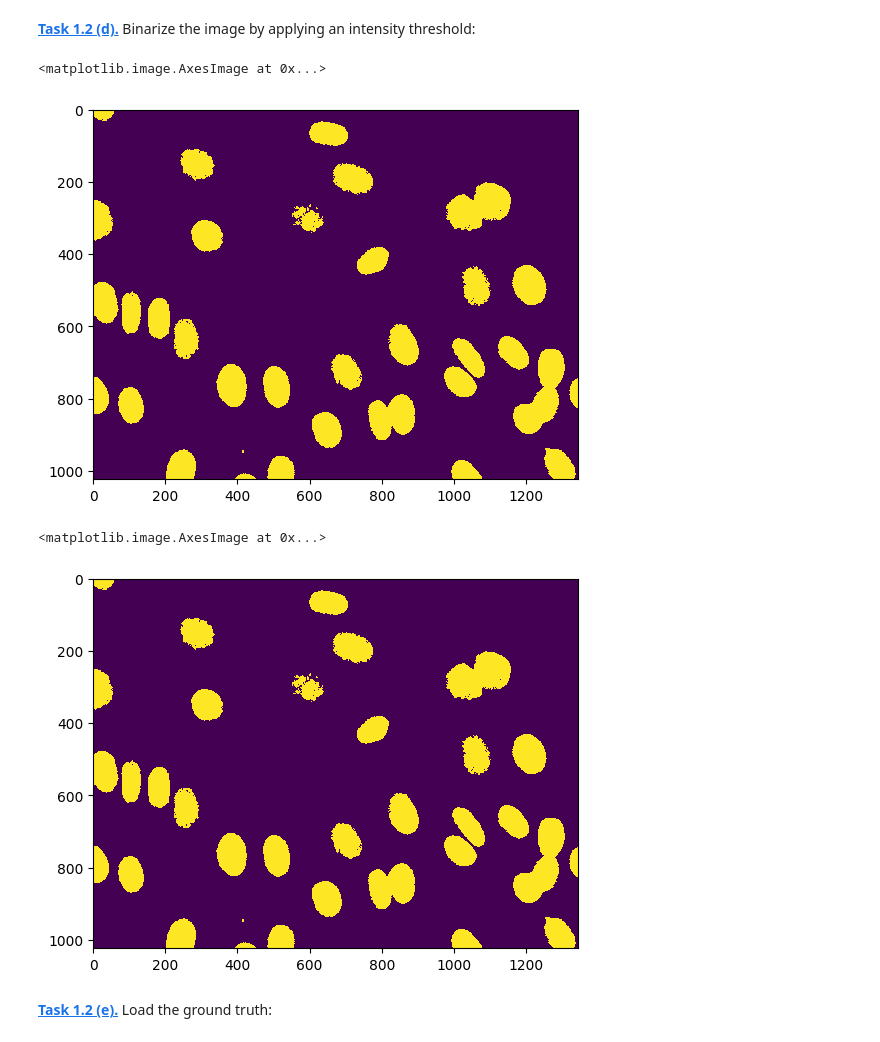
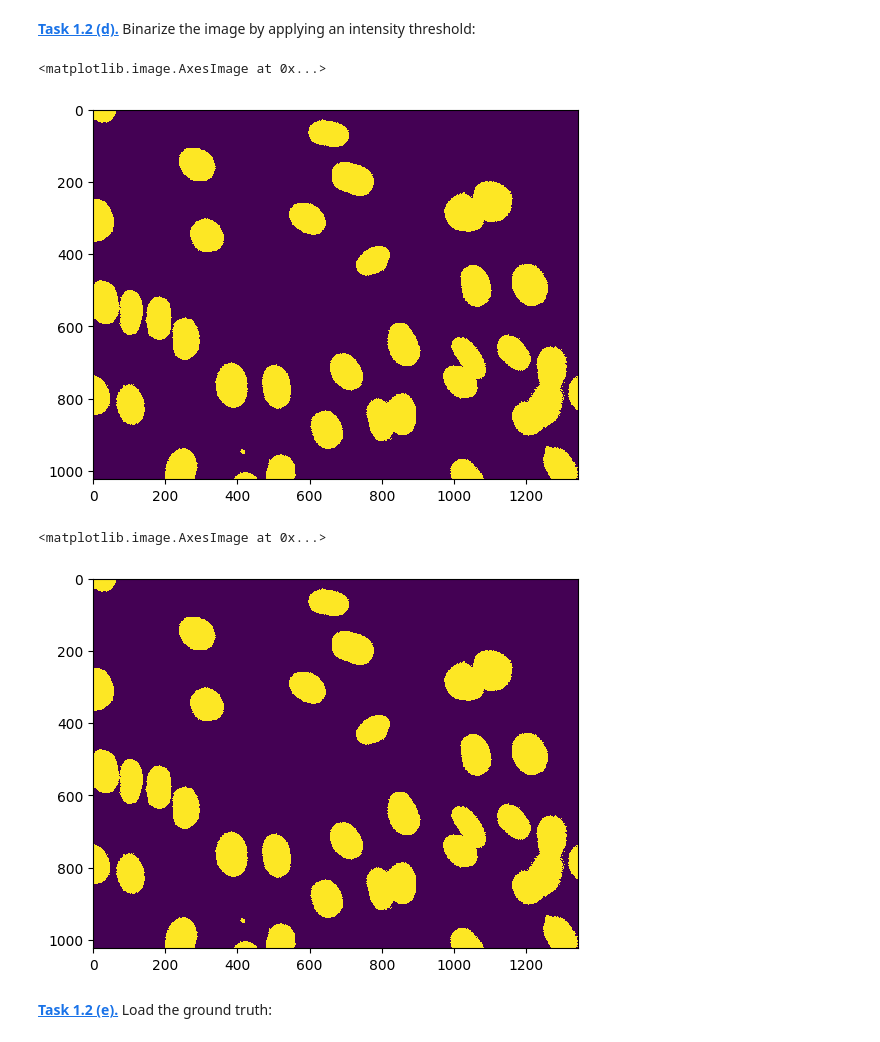
Before and after one commit to lisaduttenhoefer/mobi-fs5-python, a Jupyter notebook: segm_threshold.ipynb, the cells around one changed output. Cells and saved outputs as stored; diff of their text form; code cells hidden in the pictures.

```diff
--- a/segm_threshold.ipynb
+++ b/segm_threshold.ipynb
@@ -20,23 +20,24 @@ plt.colorbar()
 **[Task 1.2 (d).]()** Binarize the image by applying an intensity threshold:
 # %%
 bild_binarized = np.empty((bild.shape[0],bild.shape[1]))
-G = 0.12
+G = 0.1
+
 for i in range(bild.shape[0]):
     for j in range(bild.shape[1]):
         if bild[i][j] >= G :
             bild_binarized[i][j] = 1
         else :
             bild_binarized[i][j]= 0
 plt.imshow(bild_binarized, interpolation = "None")        #interpolation factor -> mehr binär
 # %% [output]
 <matplotlib.image.AxesImage at 0x...>
-[figure, old version]
+[figure, new version]
 # %%
 #ohne loops -> mathematische Funktionen
-bild_binarized_2 = bild >= 0.12
+bild_binarized_2 = bild >= G
 plt.imshow(bild_binarized_2, interpolation = "None")
 # %% [output]
 <matplotlib.image.AxesImage at 0x...>
-[figure, old version]
+[figure, new version]
 # %% [markdown]
 **[Task 1.2 (e).]()** Load the ground truth:
```
Also changed, not shown: parts of 3 cells of this notebook.
